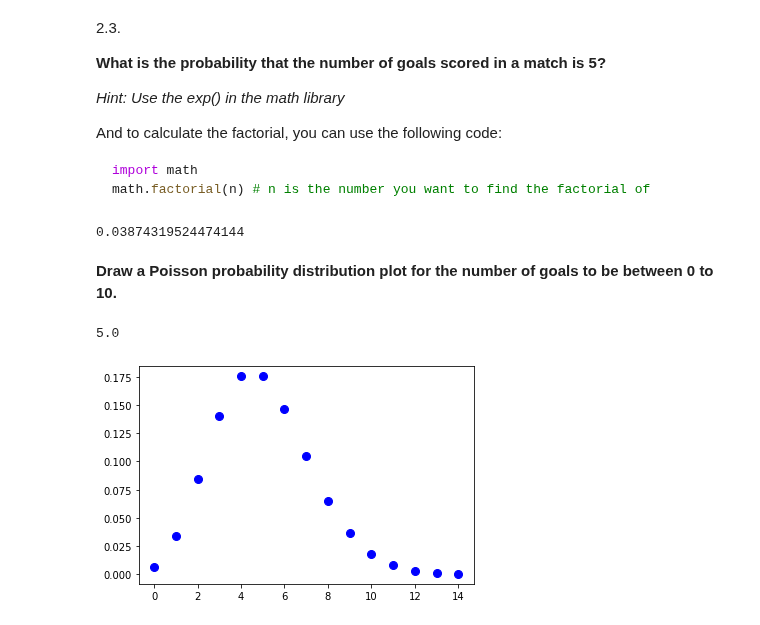
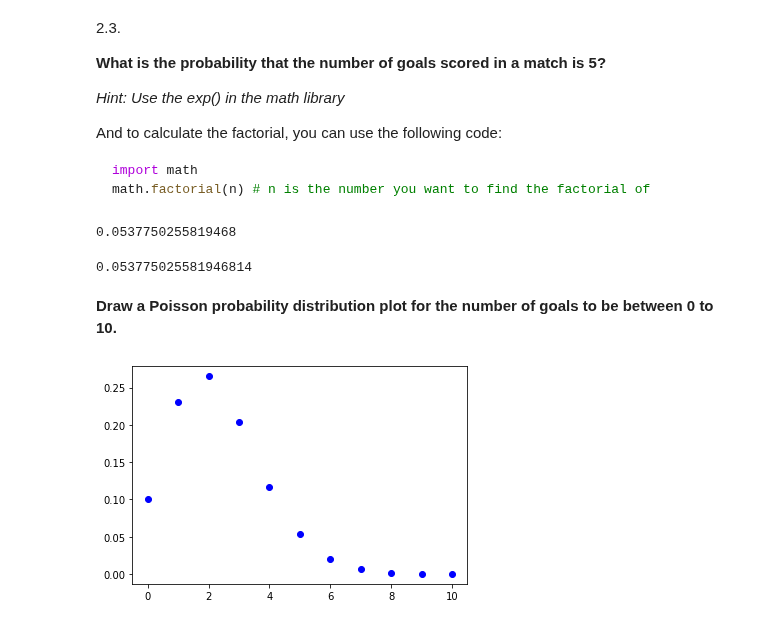
Before and after one commit to ta-data-lis/lab-probability-distributions, a Jupyter notebook: your-code/discrete.ipynb, the cells around one changed output. Drawn from its saved outputs; the diff is of its cells as text; code cells hidden in the pictures.

````diff
--- a/your-code/discrete.ipynb
+++ b/your-code/discrete.ipynb
@@ -182,40 +200,38 @@ And to calculate the factorial, you can use the following code:
 import math
 math.factorial(n) # n is the number you want to find the factorial of
 ```
-# %%
-# your code here
-
-#Felipe Barrocas
-# Poisson = I know it rains one in 7 days and I want to know if it will rain
-# twice in 30 days
-#Two inputs for the formula: the frequency/times I want the event to happen
-#(in this case 2) and the timespan I want it to happen in (30 days)
-# another example: I know a computer breaks in 10 yrs, what is the probability
-# that it breaks in 5 yrs?
-# 1/10 probability of breaking,1 time,5 would be the inputs into the function
-
-average_goals = 2.3
-n_goals = 5
-
-# PMF Poisson
-f = ( (5*2) * (math.exp(-5) ) ) / math.factorial(2)
-f
-# %% [output]
-0.03874319524474144
+# %%
+# your code here
+
+average_goals = 2.3
+n_goals = 5
+
+# pmf Poisson formula
+
+# factorial does not take floats
+f = (math.exp(-2.3)*(2.3**5)) / math.factorial(5)
+f
+# %% [output]
+0.0537750255819468
+# %%
+from scipy.stats import poisson
+
+mu = 2.3
+poisson.pmf(5, 2.3)
+# %% [output]
+0.053775025581946814
 # %% [markdown]
 **Draw a Poisson probability distribution plot for the number of goals to be between 0 to 10.**
 # %%
 # your code here
 # Please label the axes and give a title to the plot
 
-# mu is the expectation
-mu = 5
-mean, var, skew, kurt = stats.poisson.stats(mu, moments='mvsk')
-print(mean)
+# mu is the expected value
+# it may not always be the mean
+mu = 2.3
 
-x = np.arange(stats.poisson.ppf(0.00001, mu), stats.poisson.ppf(0.9999, mu))
-plt.plot(x, stats.poisson.pmf(x, mu), 'bo', ms=8, label='poisson pmf')
+x = np.arange(0, 11)
+plt.plot(x, stats.poisson.pmf(x, mu), 'bo', label='poisson pmf')
 plt.show()
 # %% [output]
-5.0
-[figure, old version]
+[figure, new version]
````
Also changed, not shown: parts of 10 cells of this notebook.
